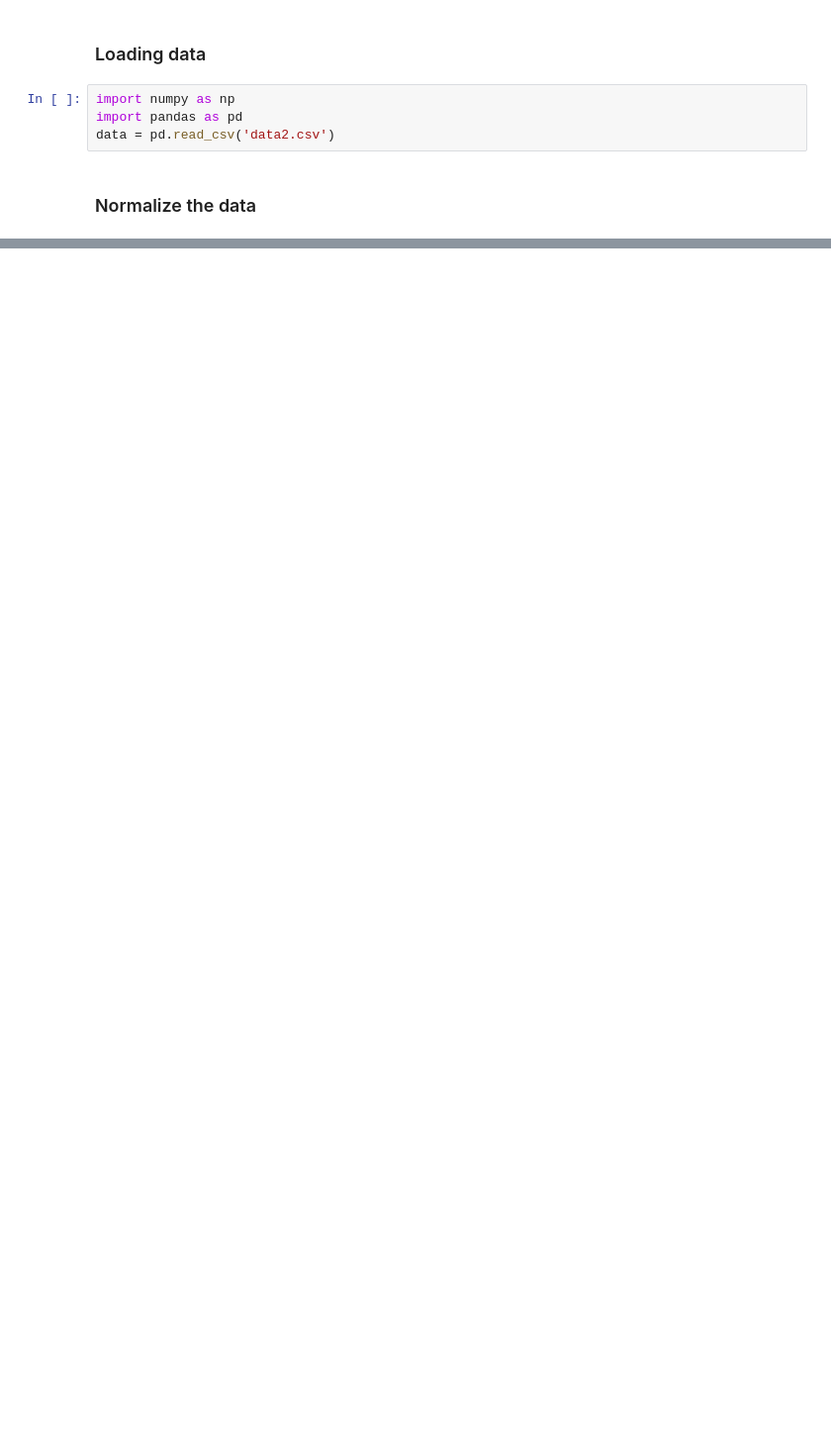
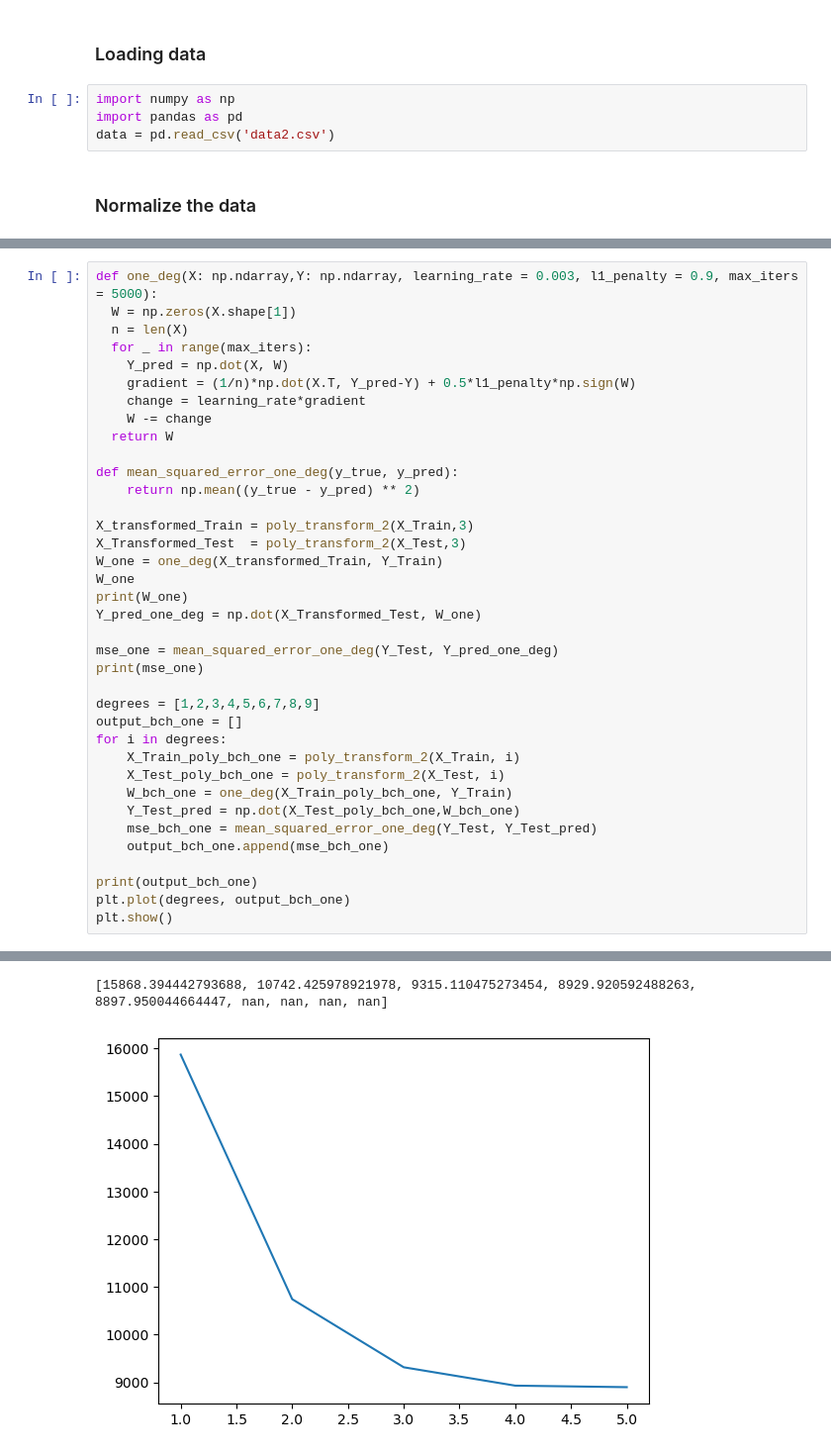
Before and after one commit to sparsh-04/ML, a Jupyter notebook: fods.ipynb, the cells around one changed output, grey strips where cells are left out. Shown: that part at 99% size. Drawn from its saved outputs; the diff is of its cells as text; blank space fills up the shorter version.

```diff
--- a/fods.ipynb
+++ b/fods.ipynb
@@ -432,0 +214,38 @@ print(mse_two_stoic)
+# %%
+def one_deg(X: np.ndarray,Y: np.ndarray, learning_rate = 0.003, l1_penalty = 0.9, max_iters = 5000):
+  W = np.zeros(X.shape[1])
+  n = len(X)
+  for _ in range(max_iters):
+    Y_pred = np.dot(X, W)
+    gradient = (1/n)*np.dot(X.T, Y_pred-Y) + 0.5*l1_penalty*np.sign(W)
+    change = learning_rate*gradient
+    W -= change
+  return W
+
+def mean_squared_error_one_deg(y_true, y_pred):
+    return np.mean((y_true - y_pred) ** 2)
+
+X_transformed_Train = poly_transform_2(X_Train,3)
+X_Transformed_Test  = poly_transform_2(X_Test,3)
+W_one = one_deg(X_transformed_Train, Y_Train)
+W_one
+print(W_one)
+Y_pred_one_deg = np.dot(X_Transformed_Test, W_one)
+
+mse_one = mean_squared_error_one_deg(Y_Test, Y_pred_one_deg)
+print(mse_one)
+
+degrees = [1,2,3,4,5,6,7,8,9]
+output_bch_one = []
+for i in degrees:
+    X_Train_poly_bch_one = poly_transform_2(X_Train, i)
+    X_Test_poly_bch_one = poly_transform_2(X_Test, i)
+    W_bch_one = one_deg(X_Train_poly_bch_one, Y_Train)
+    Y_Test_pred = np.dot(X_Test_poly_bch_one,W_bch_one)
+    mse_bch_one = mean_squared_error_one_deg(Y_Test, Y_Test_pred)
+    output_bch_one.append(mse_bch_one)
+
+print(output_bch_one)
+plt.plot(degrees, output_bch_one)
+plt.show()
+# %% [output]
@@ -432,0 +255,2 @@ print(mse_two_stoic)
+[15868.394442793688, 10742.425978921978, 9315.110475273454, 8929.920592488263, 8897.950044664447, nan, nan, nan, nan]
+[figure, added]
```
Also changed, not shown: parts of 52 cells of this notebook.
